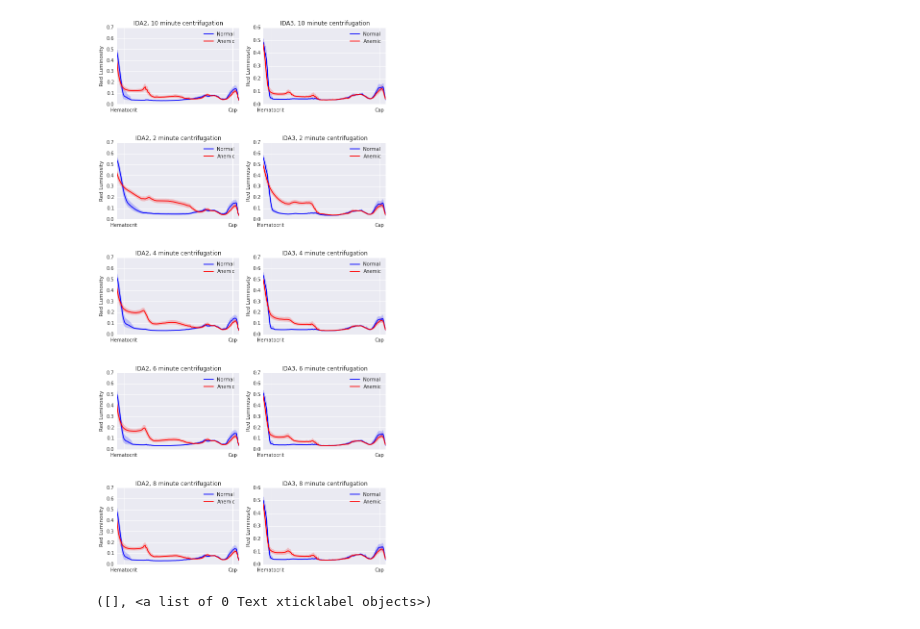
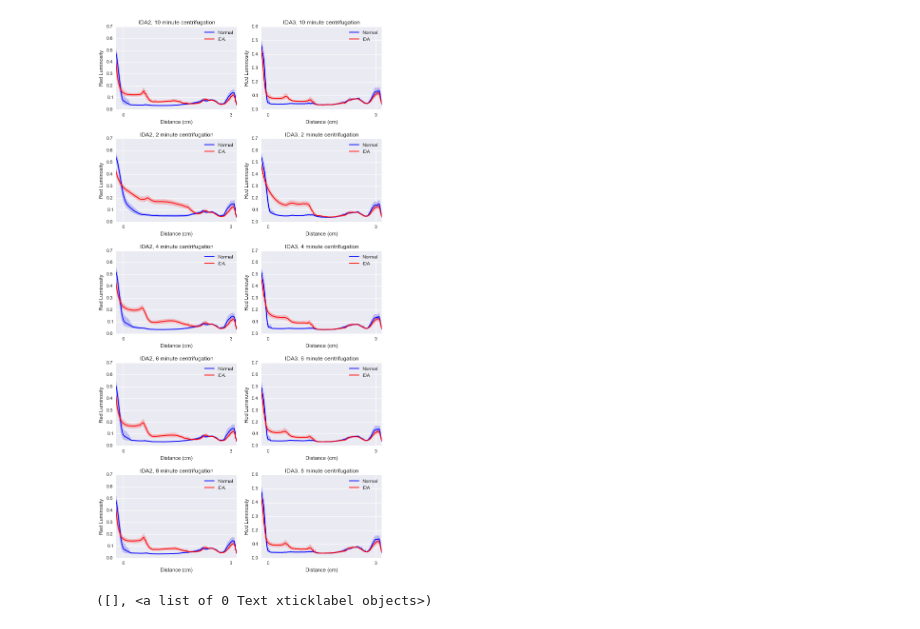
Before and after one commit to alexbw/ida, a Jupyter notebook: analysis/12-8-2014 Explanatory Figures.ipynb, the cells around one changed output. Saved outputs shown, nothing was run; the diff lists cells and outputs as text; code cells hidden in the pictures.

```diff
--- a/analysis/12-8-2014 Explanatory Figures.ipynb
+++ b/analysis/12-8-2014 Explanatory Figures.ipynb
@@ -5,7 +5,7 @@ import seaborn as sns
 import itertools
 # %%
 # Load it up
-sdf = pd.load("/Users/Alex/Code/blurd/data.pandas")
+sdf = pd.load("/Users/Alex/Dropbox/Science/Side Projects/Blood Testing/data.pandas")
 sdf = sdf[sdf.good==True]
 
 # Simplify blood type
@@ -16,24 +16,25 @@ sdf.blood_type = sdf.blood_type.str.replace("ida", "anemic")
 # %%
 run_times = sdf.run_time.unique()
 idas = sdf.ida.unique()
 
 figure(figsize=(10,20))
-gs = GridSpec(len(run_times), len(idas))
+gs = GridSpec(len(run_times), len(idas), hspace=0.35)
 
 for i,(run_time,ida) in enumerate(itertools.product(run_times, idas)):
     subplot(gs[i])
     isdf = sdf[(sdf.run_time == run_time) & (sdf.ida == ida)]
     data_normal, data_anemic = [np.vstack(isdf[isdf.blood_type == blood_type].data.values)
                                                      for blood_type in ("normal","anemic")]
     sns.tsplot(data_normal, err_style='ci_band', ci=100, color='b', condition=True)
     sns.tsplot(data_anemic, err_style='ci_band', ci=100, color='r', condition=True)
     title("%s, %d minute centrifugation" % (ida, run_time))
     ylabel("Red Luminosity")
-    legend(["Normal", "Anemic"])
+    legend(["Normal", "IDA"])
     xlim(10,xlim()[-1])
-    xticks([20,175], ["Hematocrit", "Cap"])
+    xticks([20,175], ["0", "3"])
+    xlabel("Distance (cm)")
 # %% [output]
-[figure, old version]
+[figure, new version]
 # %%
 
 Stacked tube plots (vstacked data) IDA3 10 minutes arranged by %Hypo with %Hypo above
```
